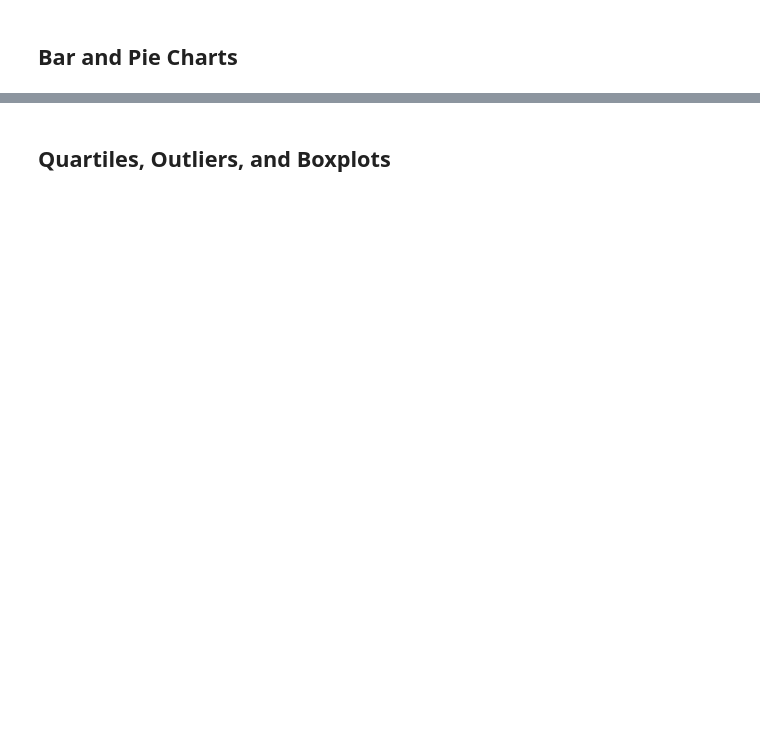
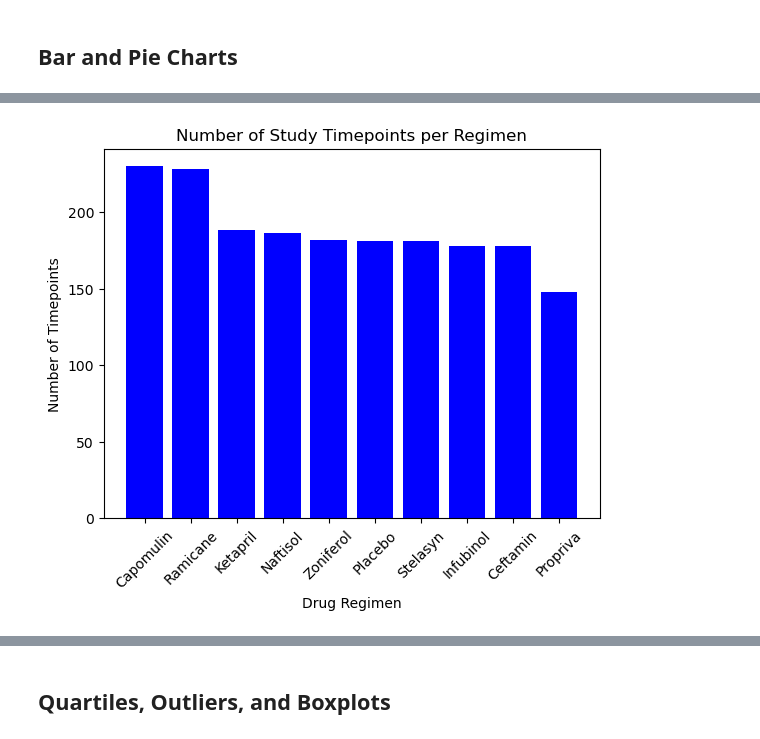
Before and after one commit to mwiley608/module-5-challenge, a Jupyter notebook: Pymaceuticals/pymaceuticals_main.ipynb, the cells around one changed output, grey strips where cells are left out. Cells and saved outputs as stored; diff of their text form; code cells hidden in the pictures; blank space fills up the shorter version.

```diff
--- a/Pymaceuticals/pymaceuticals_main.ipynb
+++ b/Pymaceuticals/pymaceuticals_main.ipynb
@@ -127,4 +108,16 @@ Zoniferol             53.236507  51.818479  48.533355  6.966589  0.516398
 # %%
 # Generate a bar plot showing the total number of rows (Mouse ID/Timepoints) for each drug regimen using pyplot.
+y_axis = mouse_study_clean_df['Drug Regimen'].value_counts()
+x_axis = np.arange(len(y_axis))
+regimen_name = y_axis.index
+plt.bar(x_axis, y_axis, color='b', align='center')
+plt.title("Number of Study Timepoints per Regimen")
+plt.xlabel("Drug Regimen")
+plt.ylabel("Number of Timepoints")
+plt.xticks(x_axis, regimen_name, rotation=45)
+plt.savefig("./Images/TimepointsPerRegimen.png")
+plt.show()
+# %% [output]
+[figure, added]
 # %%
 # Generate a pie plot showing the distribution of female versus male mice using Pandas
```
Also changed, not shown: parts of 22 cells of this notebook, 8 other files.
